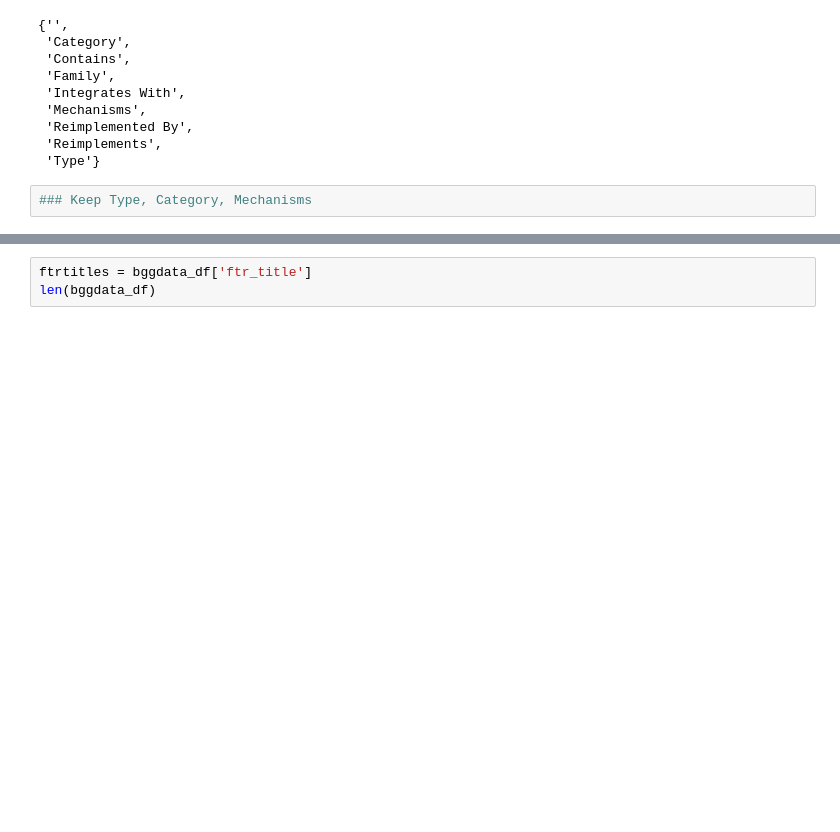
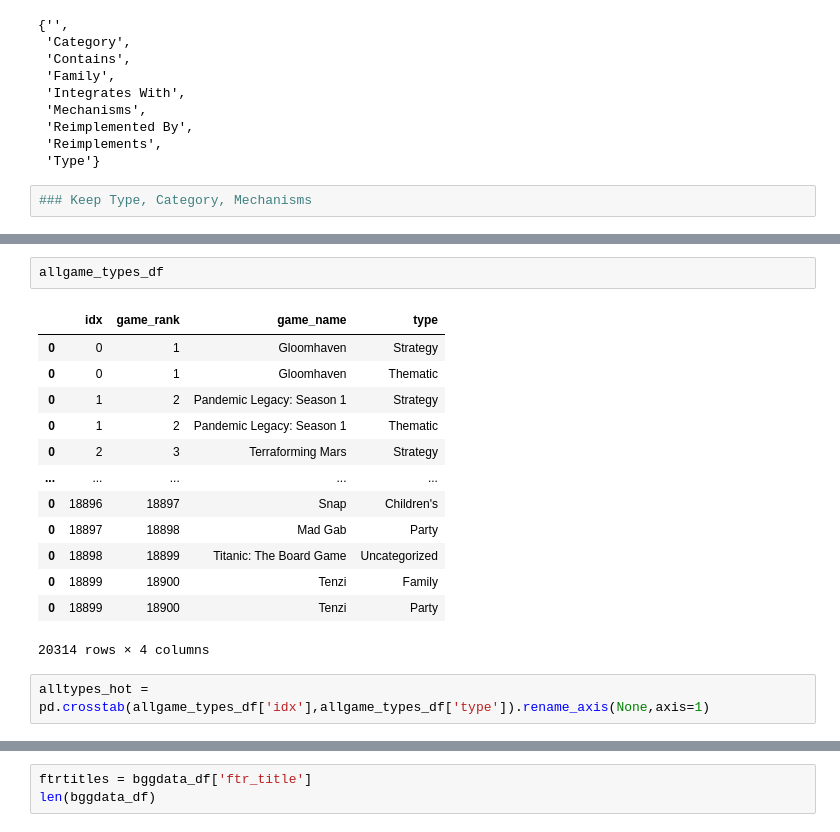
Before and after one commit to M055/insight-project, a Jupyter notebook: Surface_features.ipynb, the cells around one changed output, grey strips where cells are left out. Saved outputs shown, nothing was run; the diff lists cells and outputs as text; blank space fills up the shorter version.

```diff
--- a/Surface_features.ipynb
+++ b/Surface_features.ipynb
@@ -74,0 +131,18 @@ list(ftrtitles[0].split('|'))
+# %%
+allgame_types_df
+# %% [output]
+|  | idx | game_rank | game_name | type |
+| 0 | 0 | 1 | Gloomhaven | Strategy |
+| 0 | 0 | 1 | Gloomhaven | Thematic |
+| 0 | 1 | 2 | Pandemic Legacy: Season 1 | Strategy |
+| 0 | 1 | 2 | Pandemic Legacy: Season 1 | Thematic |
+| 0 | 2 | 3 | Terraforming Mars | Strategy |
+| ... | ... | ... | ... | ... |
+| 0 | 18896 | 18897 | Snap | Children's |
+| 0 | 18897 | 18898 | Mad Gab | Party |
+| 0 | 18898 | 18899 | Titanic: The Board Game | Uncategorized |
+| 0 | 18899 | 18900 | Tenzi | Family |
+| 0 | 18899 | 18900 | Tenzi | Party |
+20314 rows × 4 columns
+# %%
+alltypes_hot = pd.crosstab(allgame_types_df['idx'],allgame_types_df['type']).rename_axis(None,axis=1)
```
Also changed, not shown: parts of 19 cells of this notebook, 3 other files.
